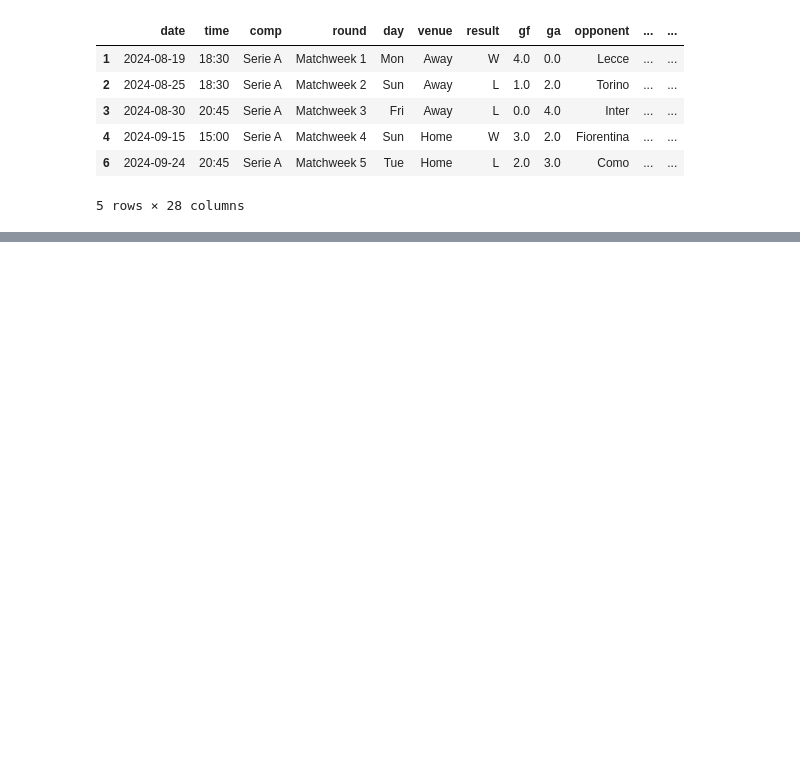
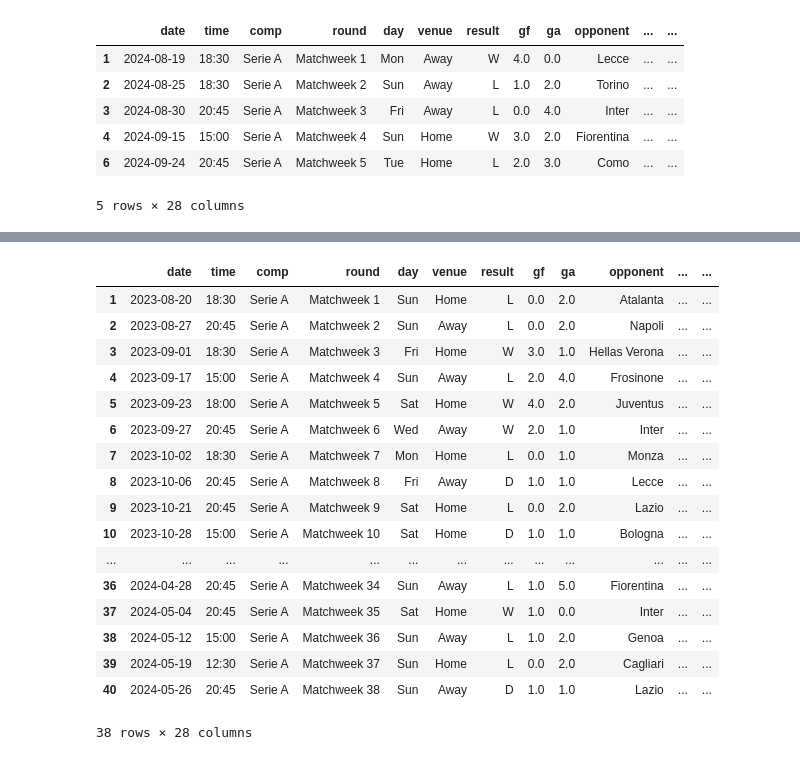
Before and after one commit to vincij002/-PART-1-Web-Scraping-with-Python-Project, a Jupyter notebook: prediction.ipynb, the cells around one changed output, grey strips where cells are left out. Cells and saved outputs as stored; diff of their text form; code cells hidden in the pictures; blank space fills up the shorter version.

```diff
--- a/prediction.ipynb
+++ b/prediction.ipynb
@@ -14,0 +39,21 @@ matches.head()
+# %%
+matches[matches["team"] == "Sassuolo"].sort_values("date")
+# %% [output]
+|  | date | time | comp | round | day | venue | result | gf | ga | opponent | ... | ... |
+| 1 | 2023-08-20 | 18:30 | Serie A | Matchweek 1 | Sun | Home | L | 0.0 | 2.0 | Atalanta | ... | ... |
+| 2 | 2023-08-27 | 20:45 | Serie A | Matchweek 2 | Sun | Away | L | 0.0 | 2.0 | Napoli | ... | ... |
+| 3 | 2023-09-01 | 18:30 | Serie A | Matchweek 3 | Fri | Home | W | 3.0 | 1.0 | Hellas Verona | ... | ... |
+| 4 | 2023-09-17 | 15:00 | Serie A | Matchweek 4 | Sun | Away | L | 2.0 | 4.0 | Frosinone | ... | ... |
+| 5 | 2023-09-23 | 18:00 | Serie A | Matchweek 5 | Sat | Home | W | 4.0 | 2.0 | Juventus | ... | ... |
+| 6 | 2023-09-27 | 20:45 | Serie A | Matchweek 6 | Wed | Away | W | 2.0 | 1.0 | Inter | ... | ... |
+| 7 | 2023-10-02 | 18:30 | Serie A | Matchweek 7 | Mon | Home | L | 0.0 | 1.0 | Monza | ... | ... |
+| 8 | 2023-10-06 | 20:45 | Serie A | Matchweek 8 | Fri | Away | D | 1.0 | 1.0 | Lecce | ... | ... |
+| 9 | 2023-10-21 | 20:45 | Serie A | Matchweek 9 | Sat | Home | L | 0.0 | 2.0 | Lazio | ... | ... |
+| 10 | 2023-10-28 | 15:00 | Serie A | Matchweek 10 | Sat | Home | D | 1.0 | 1.0 | Bologna | ... | ... |
+| ... | ... | ... | ... | ... | ... | ... | ... | ... | ... | ... | ... | ... |
+| 36 | 2024-04-28 | 20:45 | Serie A | Matchweek 34 | Sun | Away | L | 1.0 | 5.0 | Fiorentina | ... | ... |
+| 37 | 2024-05-04 | 20:45 | Serie A | Matchweek 35 | Sat | Home | W | 1.0 | 0.0 | Inter | ... | ... |
+| 38 | 2024-05-12 | 15:00 | Serie A | Matchweek 36 | Sun | Away | L | 1.0 | 2.0 | Genoa | ... | ... |
+| 39 | 2024-05-19 | 12:30 | Serie A | Matchweek 37 | Sun | Home | L | 0.0 | 2.0 | Cagliari | ... | ... |
+| 40 | 2024-05-26 | 20:45 | Serie A | Matchweek 38 | Sun | Away | D | 1.0 | 1.0 | Lazio | ... | ... |
+38 rows × 28 columns
```
Also changed, not shown: parts of 43 cells of this notebook, 1 other file.
